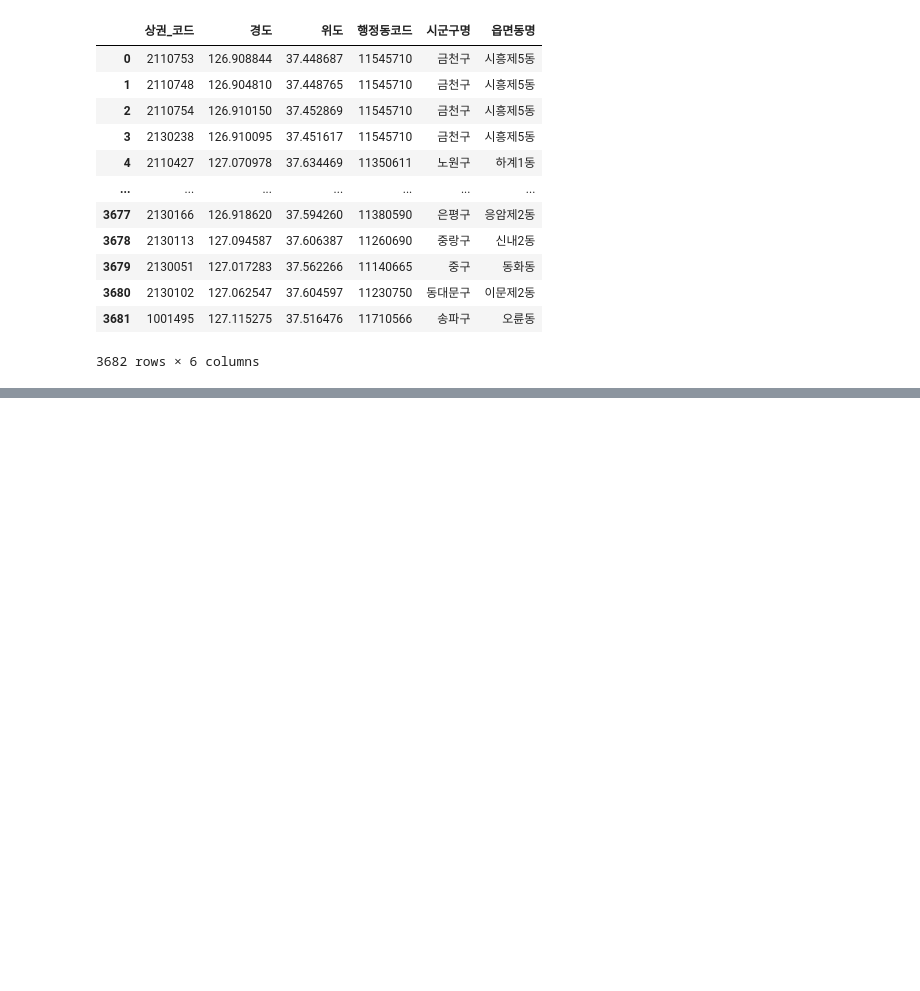
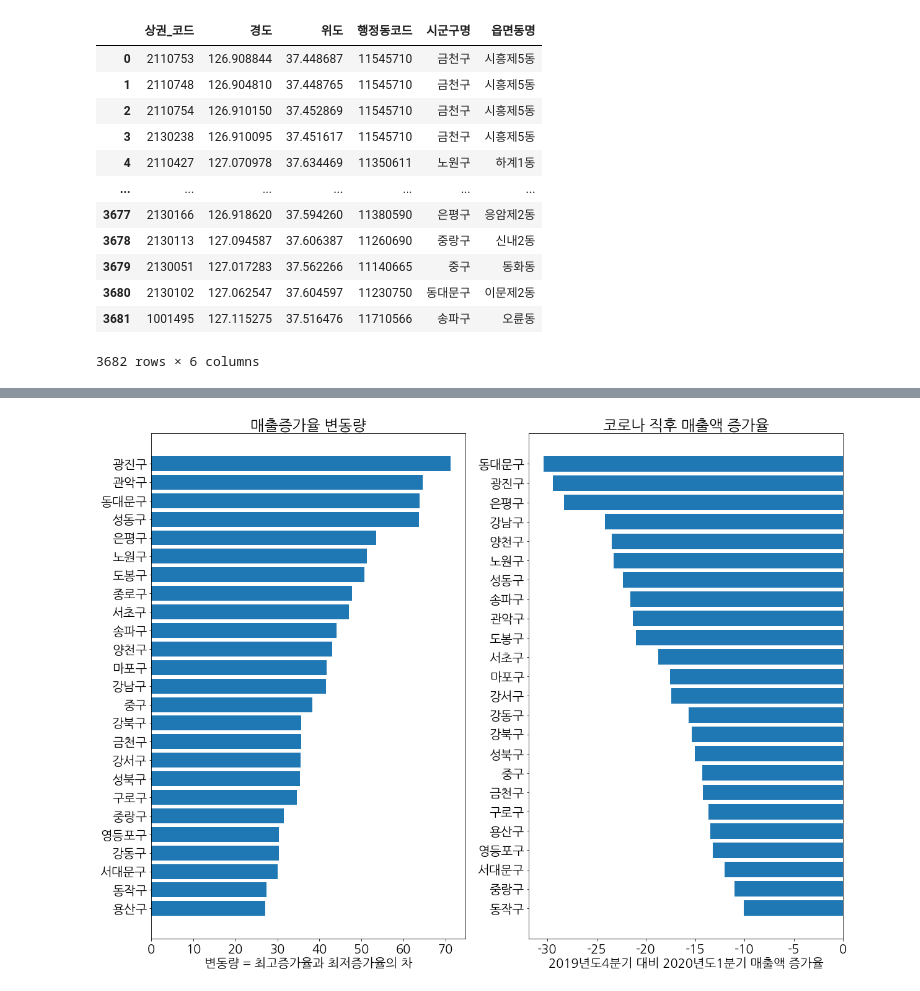
Before and after one commit to YongWanJin/KDTteam5_semiproject, a Jupyter notebook: code/코로나이후_매출액회복_시각화(리뉴얼, 미완).ipynb, the cells around one changed output, grey strips where cells are left out. Saved outputs shown, nothing was run; the diff lists cells and outputs as text; code cells hidden in the pictures; blank space fills up the shorter version.

Commit message:
매출증가율 비교용 막대그래프&지도시각화 추가, 상권별&업종별 꺾은선그래프 추가

```diff
--- a/code/코로나이후_매출액회복_시각화(리뉴얼, 미완).ipynb
+++ b/code/코로나이후_매출액회복_시각화(리뉴얼, 미완).ipynb
@@ -263,3 +256,5 @@ plt.show()
+# %%
+inc_gu_2020q1['2020년1분기'] = inc_gu_2020q1['2020년1분기']*(-1) # 심각한 지역이 진한 색으로 나오게하기 위함.
 # %%
 ### 1-2. 1-1의 결과를 지도시각화
 
@@ -370,0 +354,53 @@ plt.plot(x, inc_gu_trand1.iloc[24], linestyle = ":")
+# %%
+### 변동폭이 큰 순서대로 막대그래프
+
+# 이 막대그래프를 그리기 위해 쓸 데이터프레임 inc_var 생성
+inc_var = pd.DataFrame()
+inc_var['시군구명'] = inc_gu.index.to_list()
+
+vars = []
+var = 0
+for i in range(len(inc_gu)) :
+    var = inc_gu.iloc[i].max() - inc_gu.iloc[i].min()
+    vars.append(var)
+inc_var['변동폭'] = vars
+
+inc_var.sort_values(by='변동폭', inplace=True)
+
+# 막대그래프 생성 : 변동량
+
+plt.subplot(1, 2, 1)
+y = np.arange(len(inc_var))  # 세로축에 들어갈 값
+values = inc_var['변동폭']   # 가로축에 들어갈 값
+plt.barh(y, values) # 그래프 생성
+
+plt.rc('font', family='NanumGothic') # 한글 글꼴 설정
+matplotlib.rcParams['axes.unicode_minus'] = False # 마이너스 부호 깨짐 방지
+plt.title('매출증가율 변동량') # 그래프 제목
+plt.yticks(y, inc_var['시군구명'].values.tolist()) # y축에 표기할 값
+plt.xlabel('변동량 = 최고증가율과 최저증가율의 차') # x축 설명
+plt.rc('font', size=20)  # 글자 크기
+
+# 막대그래프 생성 : 코로나 이후 타격
+
+inc_gu_2020q1.drop(inc_gu_2020q1[inc_gu_2020q1['시군구명']=='군전체평균'].index, axis='rows', inplace=True)
+
+plt.subplot(1, 2, 2)
+y = np.arange(len(inc_gu_2020q1))  # 세로축에 들어갈 값
+values = inc_gu_2020q1['2020년1분기']   # 가로축에 들어갈 값
+plt.barh(y, values) # 그래프 생성
+
+plt.rc('font', family='NanumGothic') # 한글 글꼴 설정
+matplotlib.rcParams['axes.unicode_minus'] = False # 마이너스 부호 깨짐 방지
+plt.title('코로나 직후 매출액 증가율') # 그래프 제목
+plt.yticks(y, inc_gu_2020q1['시군구명'].values.tolist()) # y축에 표기할 값
+plt.xlabel('2019년도4분기 대비 2020년도1분기 매출액 증가율') # x축 설명
+plt.rc('font', size=20)  # 글자 크기
+
+
+plt.rcParams["figure.figsize"] = [16,13] # 그래프 전체 크기
+
+
+plt.show()
+# %% [output]
+[figure, added]
```
Also changed, not shown: parts of 31 cells of this notebook.
